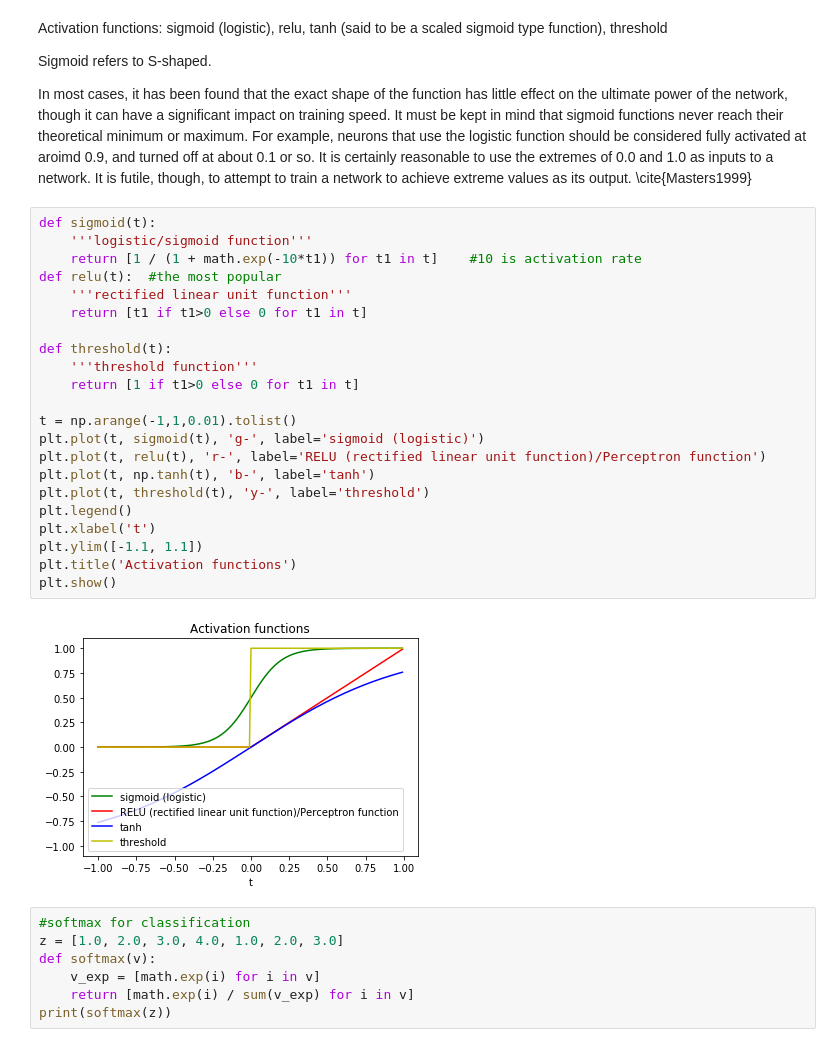
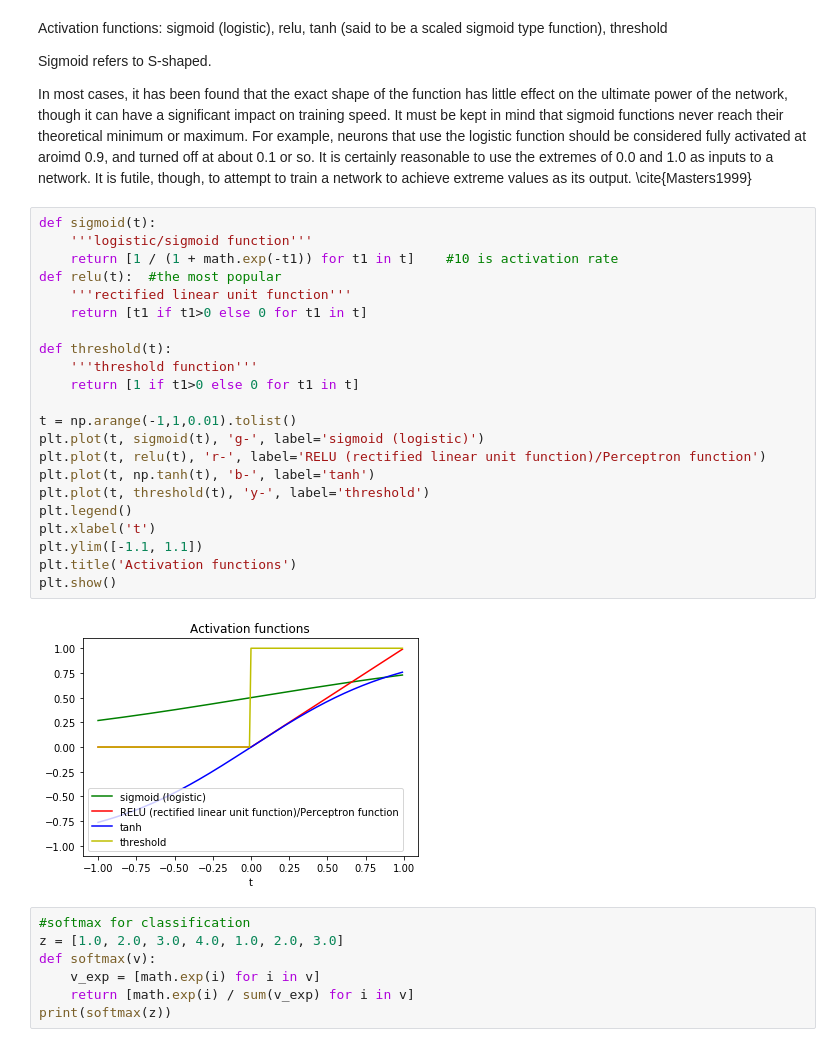
Before and after one commit to anacost/neuralRPy, a Jupyter notebook: tensorflowPy.ipynb, the cells around one changed output. Drawn from its saved outputs; the diff is of its cells as text.

```diff
--- a/tensorflowPy.ipynb
+++ b/tensorflowPy.ipynb
@@ -25,27 +25,27 @@ to attempt to train a network to achieve extreme values as its output. \cite{Mas
 # %%
 def sigmoid(t):
     '''logistic/sigmoid function'''
-    return [1 / (1 + math.exp(-10*t1)) for t1 in t]    #10 is activation rate
+    return [1 / (1 + math.exp(-t1)) for t1 in t]    #10 is activation rate
 def relu(t):  #the most popular
     '''rectified linear unit function'''
     return [t1 if t1>0 else 0 for t1 in t]
 
 def threshold(t):
     '''threshold function'''
     return [1 if t1>0 else 0 for t1 in t]
 
 t = np.arange(-1,1,0.01).tolist()
 plt.plot(t, sigmoid(t), 'g-', label='sigmoid (logistic)')
 plt.plot(t, relu(t), 'r-', label='RELU (rectified linear unit function)/Perceptron function')
 plt.plot(t, np.tanh(t), 'b-', label='tanh')
 plt.plot(t, threshold(t), 'y-', label='threshold')
 plt.legend()
 plt.xlabel('t')
 plt.ylim([-1.1, 1.1])
 plt.title('Activation functions')
 plt.show()
 # %% [output]
-[figure, old version]
+[figure, new version]
 # %%
 #softmax for classification
 z = [1.0, 2.0, 3.0, 4.0, 1.0, 2.0, 3.0]
```
Also changed, not shown: parts of 12 cells of this notebook.
